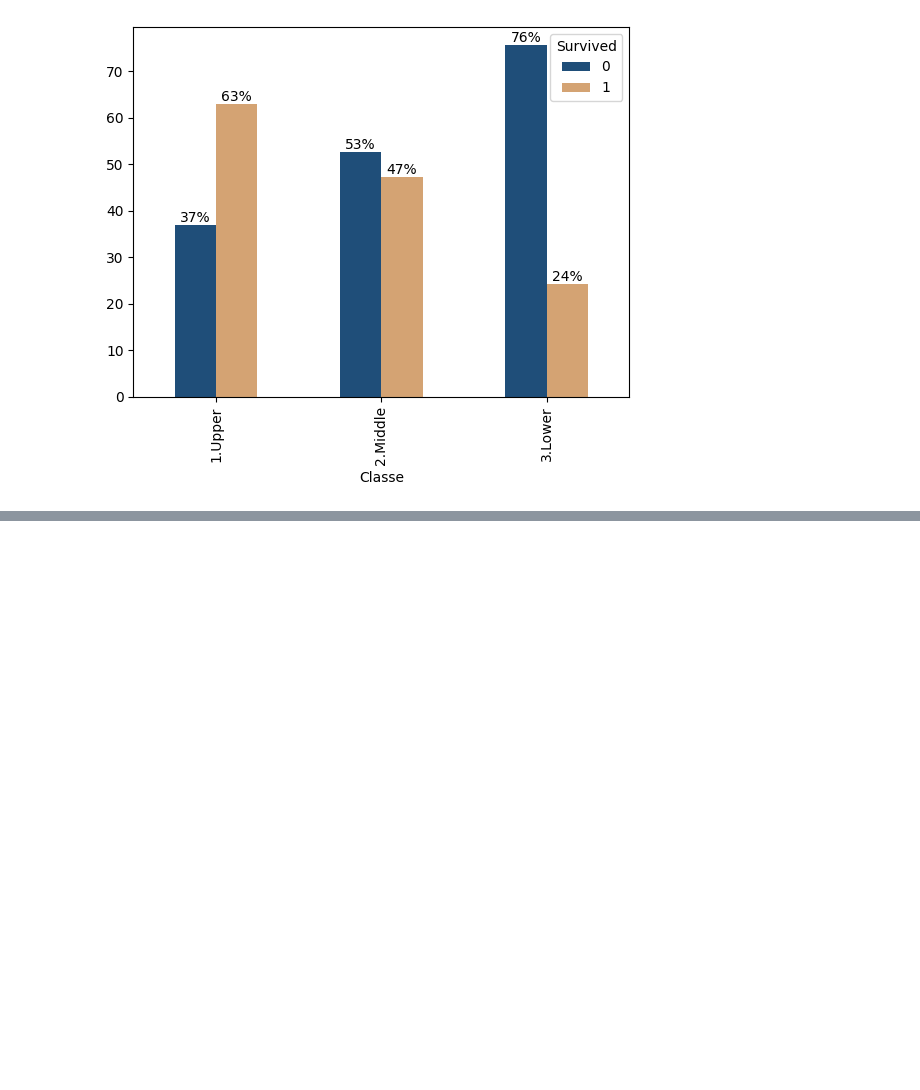
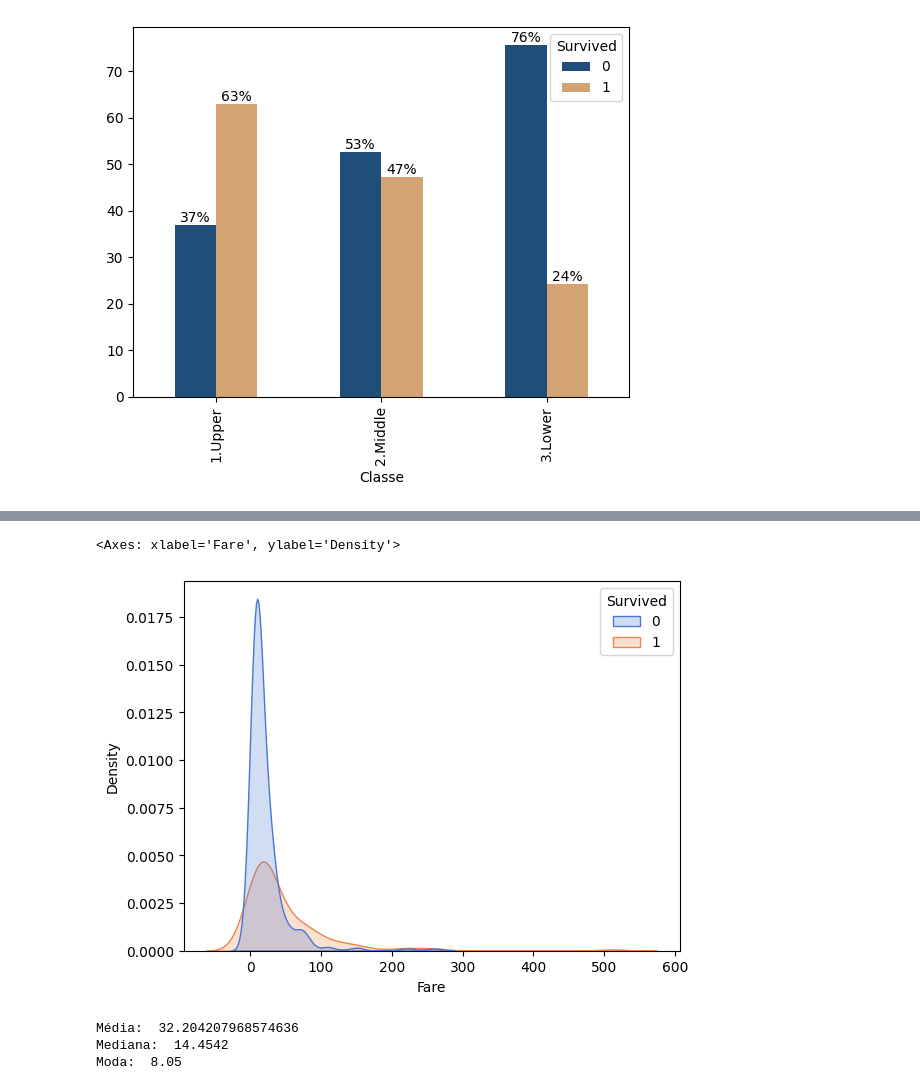
Before and after one commit to essene/titanic_ml_project, a Jupyter notebook: notebooks/0_initial_data_exploration.ipynb, the cells around one changed output, grey strips where cells are left out. Drawn from its saved outputs; the diff is of its cells as text; code cells hidden in the pictures; blank space fills up the shorter version.

```diff
--- a/notebooks/0_initial_data_exploration.ipynb
+++ b/notebooks/0_initial_data_exploration.ipynb
@@ -133,0 +180,14 @@ for container in ax.containers:
+# %%
+## Distribuição do Fare.
+sns.kdeplot(data=train_data, x='Fare', hue='Survived', fill=True)
+# %% [output]
+<Axes: xlabel='Fare', ylabel='Density'>
+[figure, added]
+# %%
+print("Média: ", train_data['Fare'].mean())
+print("Mediana: ", train_data['Fare'].median())
+print("Moda: ", train_data['Fare'].mode()[0])
+# %% [output]
+Média:  32.204207968574636
+Mediana:  14.4542
+Moda:  8.05
```
Also changed, not shown: parts of 13 cells of this notebook.
